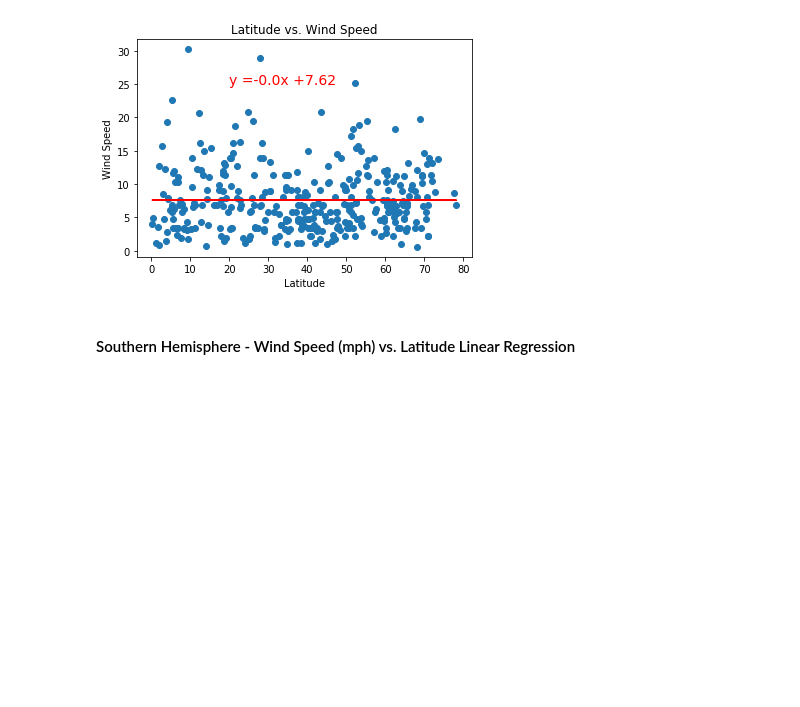
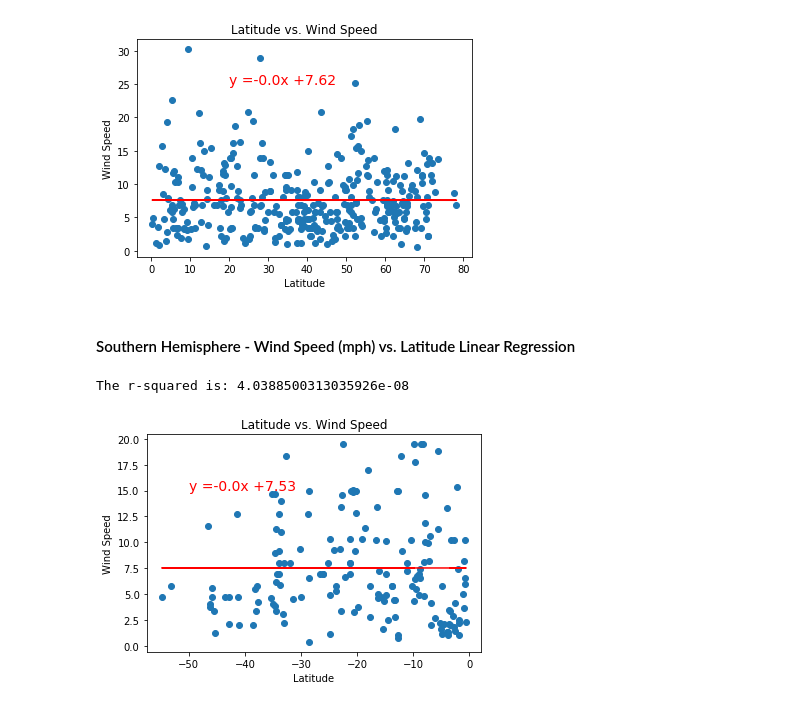
Before and after one commit to hongsulbum/python-api-challenge, a Jupyter notebook: WeatherPy/WeatherPy.ipynb, the cells around one changed output. Drawn from its saved outputs; the diff is of its cells as text; code cells hidden in the pictures; blank space fills up the shorter version.

```diff
--- a/WeatherPy/WeatherPy.ipynb
+++ b/WeatherPy/WeatherPy.ipynb
@@ -364,7 +364,12 @@ The r-squared is: 3.438921834809742e-06
 # %% [markdown]
 ####  Southern Hemisphere - Wind Speed (mph) vs. Latitude Linear Regression
 # %%
-lin_reg(southern_df["Latitude"], southern_df["Wind Speed"], "Latitude", "Wind Speed")
+line = lin_reg(southern_df["Latitude"], southern_df["Wind Speed"], "Latitude", "Wind Speed")
 plt.savefig("Fig12.png")
+plt.annotate(line, (-50,15),fontsize=14,color="red");
+
 
 #There seems to be no correlation between latitude and wind speed in the southern hempispher
+# %% [output]
+The r-squared is: 4.0388500313035926e-08
+[figure, added]
```
